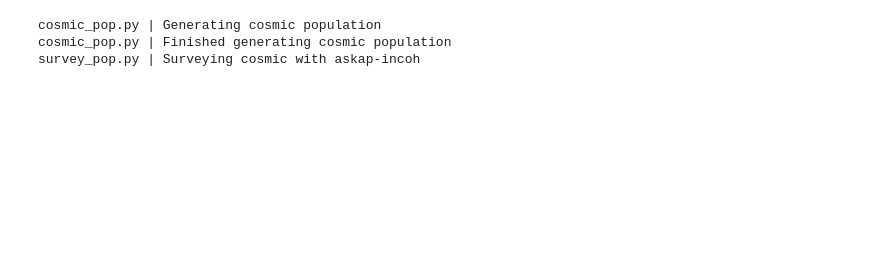
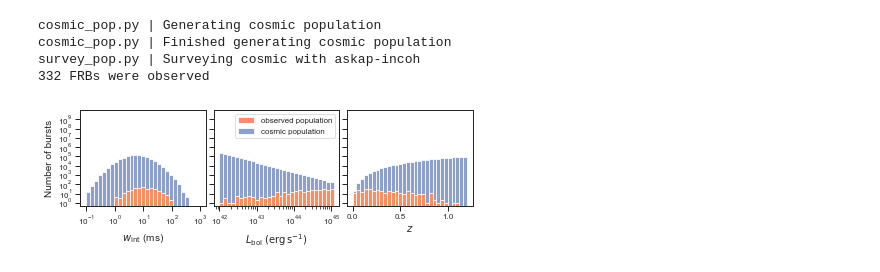
Before and after one commit to JoschaJ/mockFRBhosts, a Jupyter notebook: example.ipynb, the cells around one changed output. Saved outputs shown, nothing was run; the diff lists cells and outputs as text; code cells hidden in the pictures; blank space fills up the shorter version.

```diff
--- a/example.ipynb
+++ b/example.ipynb
@@ -6,16 +14,28 @@ from mockFRBhosts.generate_FRBs import generate_frbs, plot_population
 # Generate an FRB population
 # Specify telescope and parameters
 survey_model, beam_model = 'askap-incoh', 'gaussian'
-z_model, z_max, bol_lum_low = 'sfr', 1., 1e39
+z_model, z_max, bol_lum_low = 'sfr', 1.2, 1e42
 
+# Convert the upper energy limit into a luminosity limit.
 energy_high = 10**41.88  # James et al. 2022 with alpha as rate but with uniform prior
 specif_lum_high = energy_high/(1e9*0.00267)  # 1GHz bandwidth 2.67ms burst width
-cosmic_pop, survey_pop = generate_frbs(survey_model, beam_model, z_model=z_model, n_srcs=1e7, z_max=z_max,
+
+# Generate a cosmic and observed population.
+cosmic_pop, survey_pop = generate_frbs(survey_model, beam_model, z_model=z_model, n_srcs=1e6, z_max=z_max,
                                        bol_lum_low=bol_lum_low, specif_lum_high=specif_lum_high, w_min=0.)
 
 # Convert it into a pandas data frame.
 frbs = survey_pop.to_df()
+n_frbs = len(frbs)
+print(n_frbs, "FRBs were observed")
 # %% [output]
 cosmic_pop.py | Generating cosmic population
 cosmic_pop.py | Finished generating cosmic population
 survey_pop.py | Surveying cosmic with askap-incoh
+332 FRBs were observed
+# %%
+# Compare the observed with the cosmic population.
+fig = plot_population(frbs, cosmic_pop, cpop_factor=1, plot_james=False)
+fig.show()
+# %% [output]
+[figure, added]
```
Also changed, not shown: parts of 9 cells of this notebook, 35 other files.
